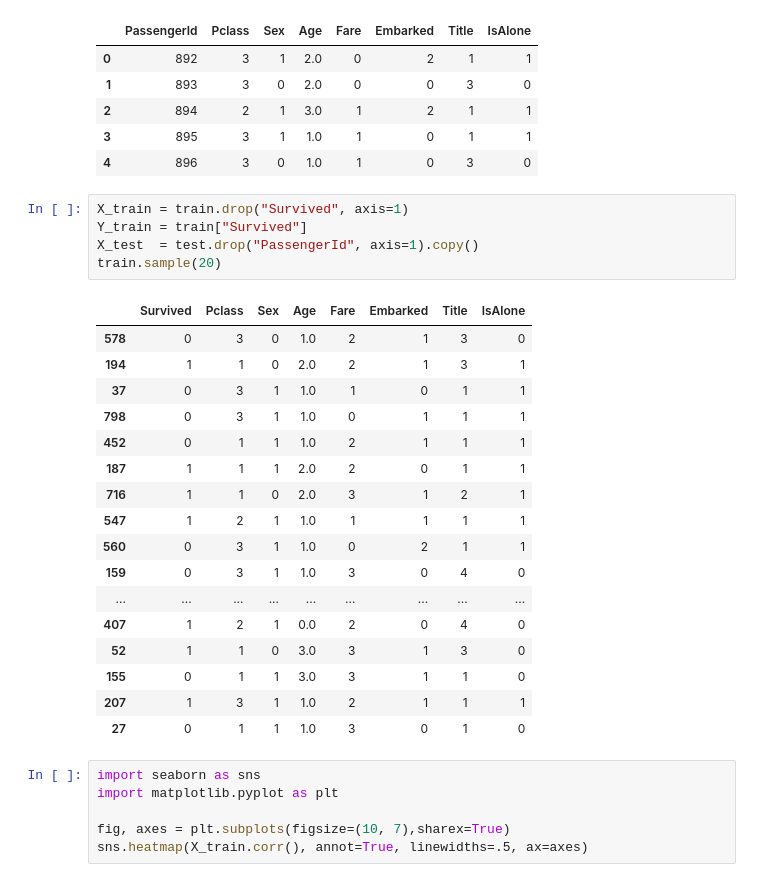
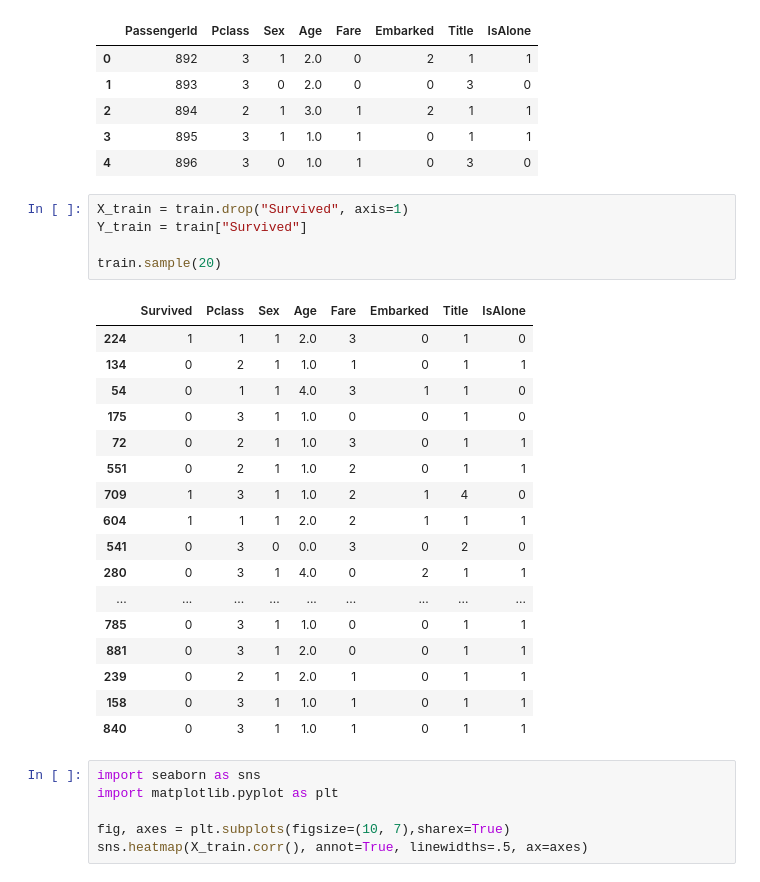
Before and after one commit to yiiiiiiiiiiiiiii/QAboard, a Jupyter notebook: work/class4/42/titanic.ipynb, the cells around one changed output. Saved outputs shown, nothing was run; the diff lists cells and outputs as text.

```diff
--- a/work/class4/42/titanic.ipynb
+++ b/work/class4/42/titanic.ipynb
@@ -314,26 +314,26 @@ test.head()
 # %%
 X_train = train.drop("Survived", axis=1)
 Y_train = train["Survived"]
-X_test  = test.drop("PassengerId", axis=1).copy()
+
 train.sample(20)
 # %% [output]
 |  | Survived | Pclass | Sex | Age | Fare | Embarked | Title | IsAlone |
-| 578 | 0 | 3 | 0 | 1.0 | 2 | 1 | 3 | 0 |
-| 194 | 1 | 1 | 0 | 2.0 | 2 | 1 | 3 | 1 |
-| 37 | 0 | 3 | 1 | 1.0 | 1 | 0 | 1 | 1 |
-| 798 | 0 | 3 | 1 | 1.0 | 0 | 1 | 1 | 1 |
-| 452 | 0 | 1 | 1 | 1.0 | 2 | 1 | 1 | 1 |
-| 187 | 1 | 1 | 1 | 2.0 | 2 | 0 | 1 | 1 |
-| 716 | 1 | 1 | 0 | 2.0 | 3 | 1 | 2 | 1 |
-| 547 | 1 | 2 | 1 | 1.0 | 1 | 1 | 1 | 1 |
-| 560 | 0 | 3 | 1 | 1.0 | 0 | 2 | 1 | 1 |
-| 159 | 0 | 3 | 1 | 1.0 | 3 | 0 | 4 | 0 |
+| 224 | 1 | 1 | 1 | 2.0 | 3 | 0 | 1 | 0 |
+| 134 | 0 | 2 | 1 | 1.0 | 1 | 0 | 1 | 1 |
+| 54 | 0 | 1 | 1 | 4.0 | 3 | 1 | 1 | 0 |
+| 175 | 0 | 3 | 1 | 1.0 | 0 | 0 | 1 | 0 |
+| 72 | 0 | 2 | 1 | 1.0 | 3 | 0 | 1 | 1 |
+| 551 | 0 | 2 | 1 | 1.0 | 2 | 0 | 1 | 1 |
+| 709 | 1 | 3 | 1 | 1.0 | 2 | 1 | 4 | 0 |
+| 604 | 1 | 1 | 1 | 2.0 | 2 | 1 | 1 | 1 |
+| 541 | 0 | 3 | 0 | 0.0 | 3 | 0 | 2 | 0 |
+| 280 | 0 | 3 | 1 | 4.0 | 0 | 2 | 1 | 1 |
 | ... | ... | ... | ... | ... | ... | ... | ... | ... |
-| 407 | 1 | 2 | 1 | 0.0 | 2 | 0 | 4 | 0 |
-| 52 | 1 | 1 | 0 | 3.0 | 3 | 1 | 3 | 0 |
-| 155 | 0 | 1 | 1 | 3.0 | 3 | 1 | 1 | 0 |
-| 207 | 1 | 3 | 1 | 1.0 | 2 | 1 | 1 | 1 |
-| 27 | 0 | 1 | 1 | 1.0 | 3 | 0 | 1 | 0 |
+| 785 | 0 | 3 | 1 | 1.0 | 0 | 0 | 1 | 1 |
+| 881 | 0 | 3 | 1 | 2.0 | 0 | 0 | 1 | 1 |
+| 239 | 0 | 2 | 1 | 2.0 | 1 | 0 | 1 | 1 |
+| 158 | 0 | 3 | 1 | 1.0 | 1 | 0 | 1 | 1 |
+| 840 | 0 | 3 | 1 | 1.0 | 1 | 0 | 1 | 1 |
 # %%
 import seaborn as sns
 import matplotlib.pyplot as plt
```
Also changed, not shown: parts of 4 cells of this notebook.
